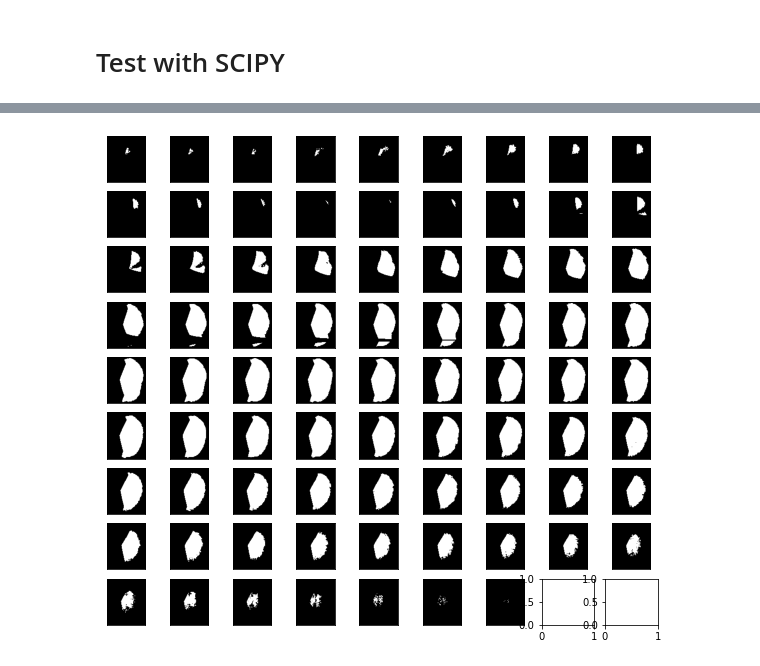
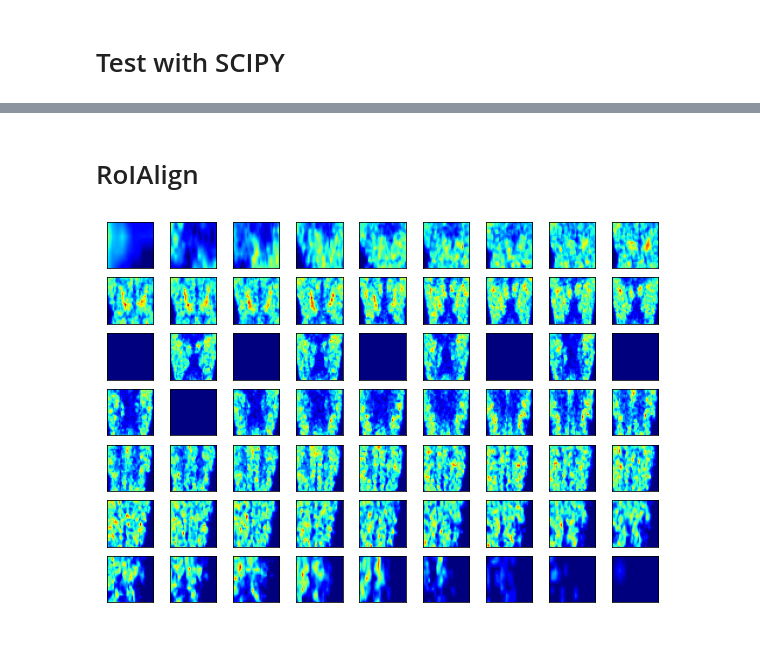
Before and after one commit to FredrikM97/Medical-ROI, a Jupyter notebook: notebooks/04 - segmentation.ipynb, the cells around one changed output, grey strips where cells are left out. Saved outputs shown, nothing was run; the diff lists cells and outputs as text; code cells hidden in the pictures.

Commit message:
Implemented RoIAlign and segmentation

```diff
--- a/notebooks/04 - segmentation.ipynb
+++ b/notebooks/04 - segmentation.ipynb
@@ -295,4 +297,6 @@ sequential_processing(tmp.image, sliced_masks)
-# %%
-display(mask_no_background, step=1)
-# %% [output]
-[figure, removed]
+# %% [markdown]
+# RoIAlign
+# %%
+derp = roi_align(tmp.image, features)
+# %% [output]
+[figure, added]
```
Also changed, not shown: parts of 15 cells of this notebook, 1 other file.
